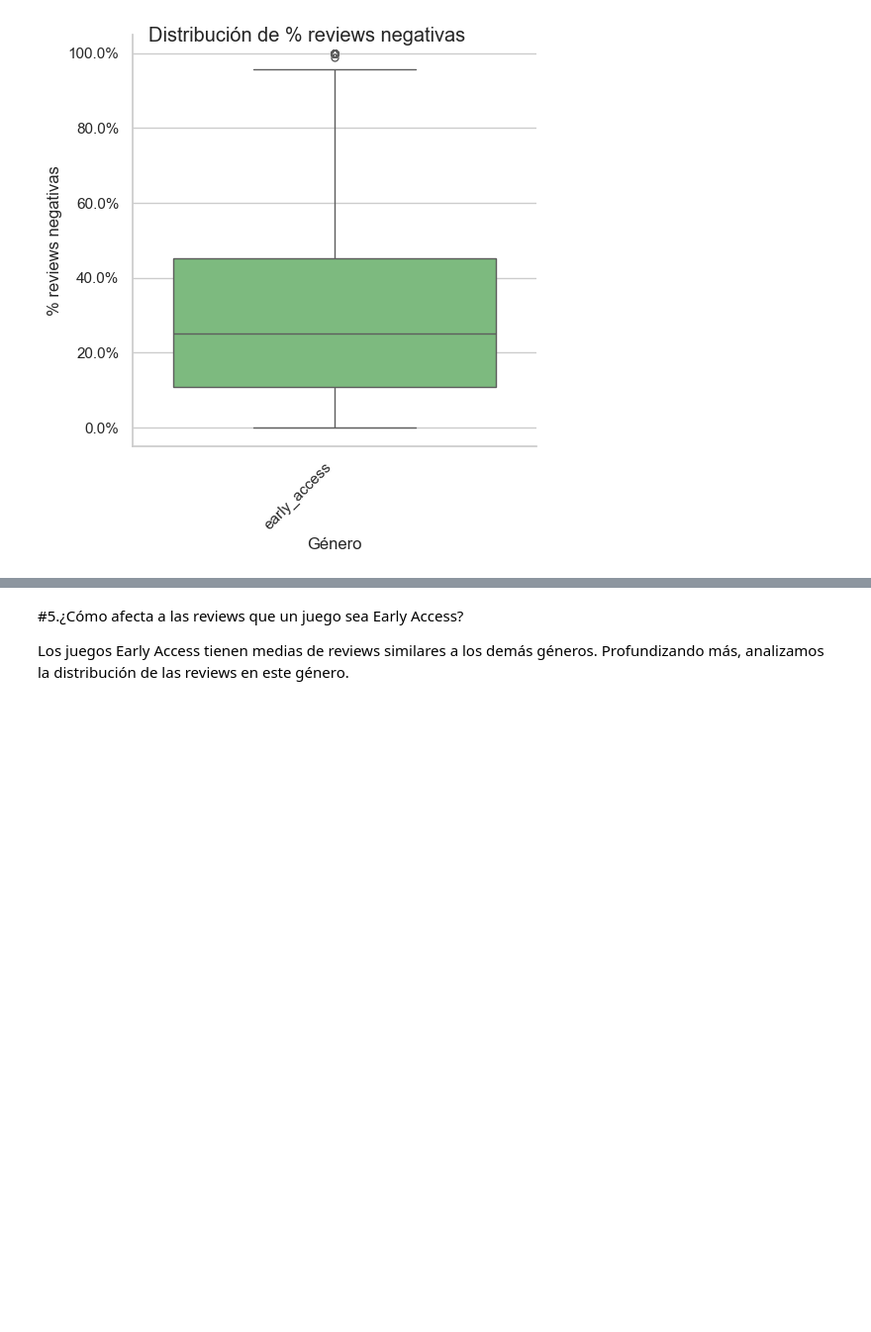
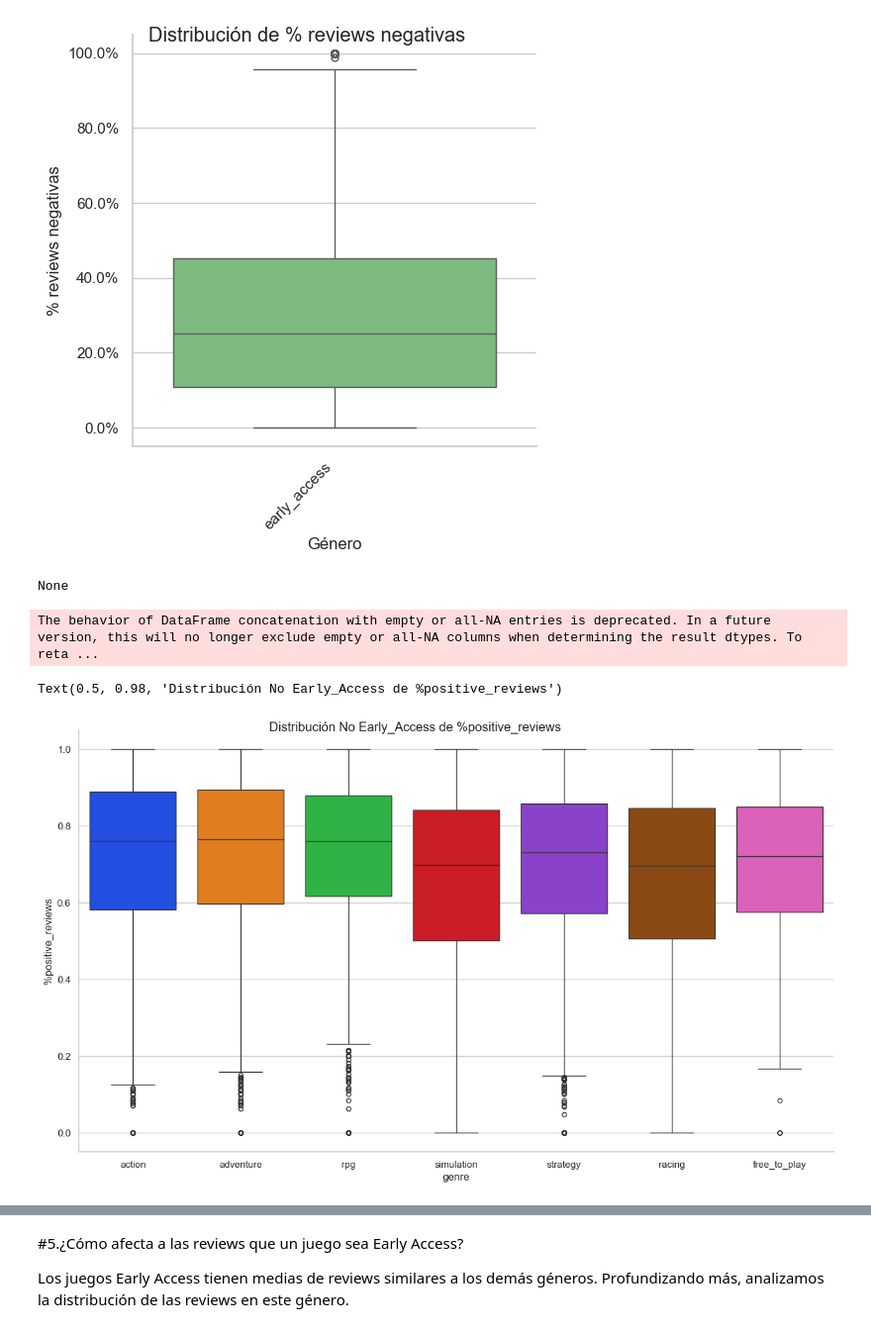
Before and after one commit to Dexinator/steam, a Jupyter notebook: steam.ipynb, the cells around one changed output, grey strips where cells are left out. Shown at 99% size. Drawn from its saved outputs; the diff is of its cells as text; code cells hidden in the pictures; blank space fills up the shorter version.

Commit message:
dist analysis early

```diff
--- a/steam.ipynb
+++ b/steam.ipynb
@@ -782,0 +781,29 @@ reviews_dist=pd.DataFrame(columns=['game_ID','genre', '%positive_reviews'])
+# %%
+print(list(genres).remove('early_access'))
+# %% [output]
+None
+# %%
+genres_no_early=['action', 'adventure', 'rpg', 'simulation', 'strategy', 'racing', 'free_to_play']
+# %%
+no_early_access=steam_games[steam_games['early_access']==False]
+no_early_reviews_dist=pd.DataFrame(columns=['game_ID','genre', '%positive_reviews'])
+
+for genre in genres_no_early:
+    temp_df=pd.DataFrame({'game_ID':no_early_access[no_early_access[genre]].index,'genre': genre, '%positive_reviews': no_early_access[no_early_access[genre]]['%positive_reviews']})
+    no_early_reviews_dist=pd.concat([no_early_reviews_dist, temp_df], ignore_index=True)
+
+#Haremos un boxplot para ver la distribución de las reviews negativas
+g=sns.catplot(
+    kind='box',
+    data=no_early_reviews_dist,
+    x='genre',
+    y='%positive_reviews',
+    palette='bright',
+    hue='genre'
+)
+g.figure.set_size_inches(15,8)
+g.figure.suptitle('Distribución No Early_Access de %positive_reviews')
+# %% [output]
+The behavior of DataFrame concatenation with empty or all-NA entries is deprecated. In a future version, this will no longer exclude empty or all-NA columns when determining the result dtypes. To reta ...
+Text(0.5, 0.98, 'Distribución No Early_Access de %positive_reviews')
+[figure, added]
```
Also changed, not shown: parts of 11 cells of this notebook.
